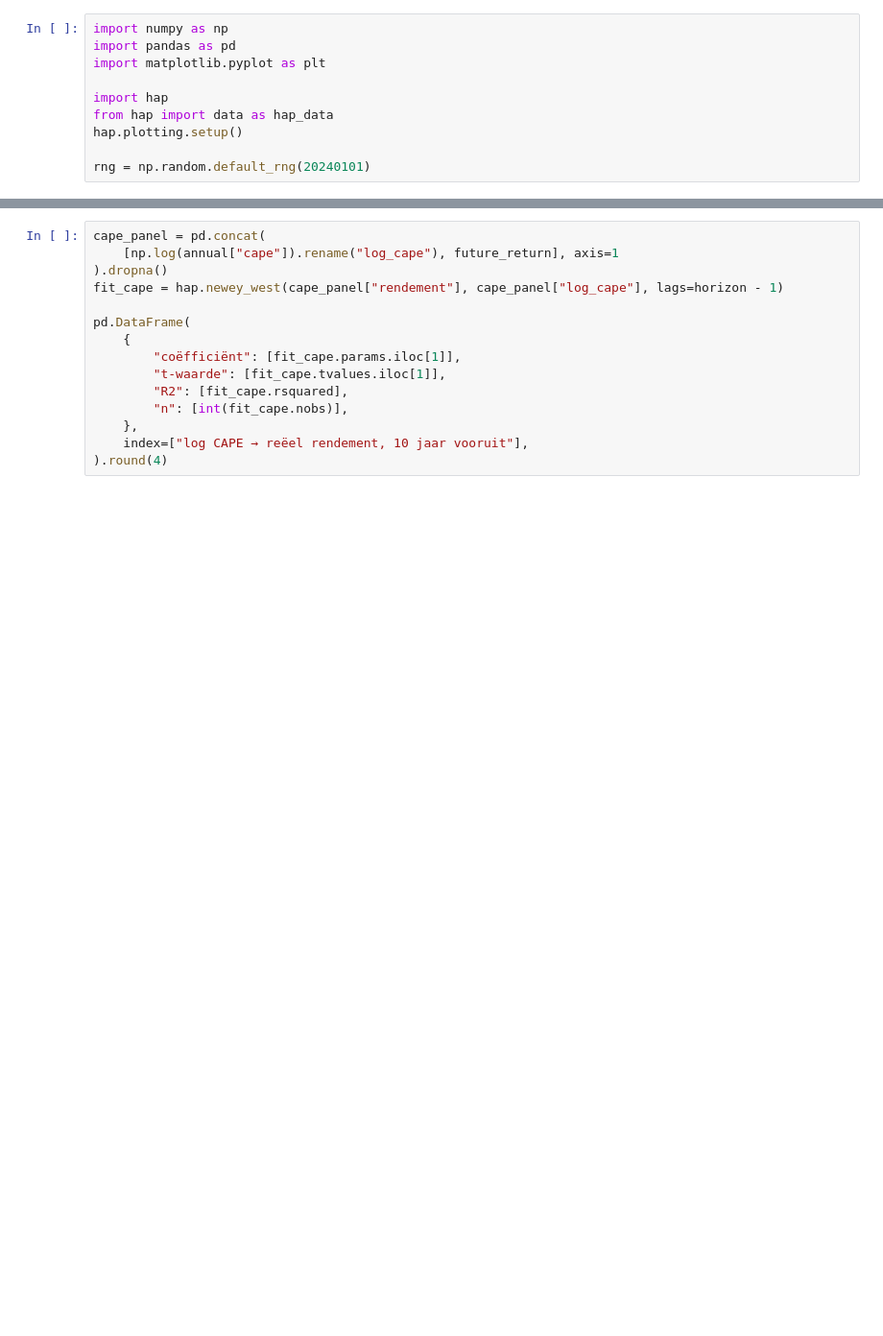
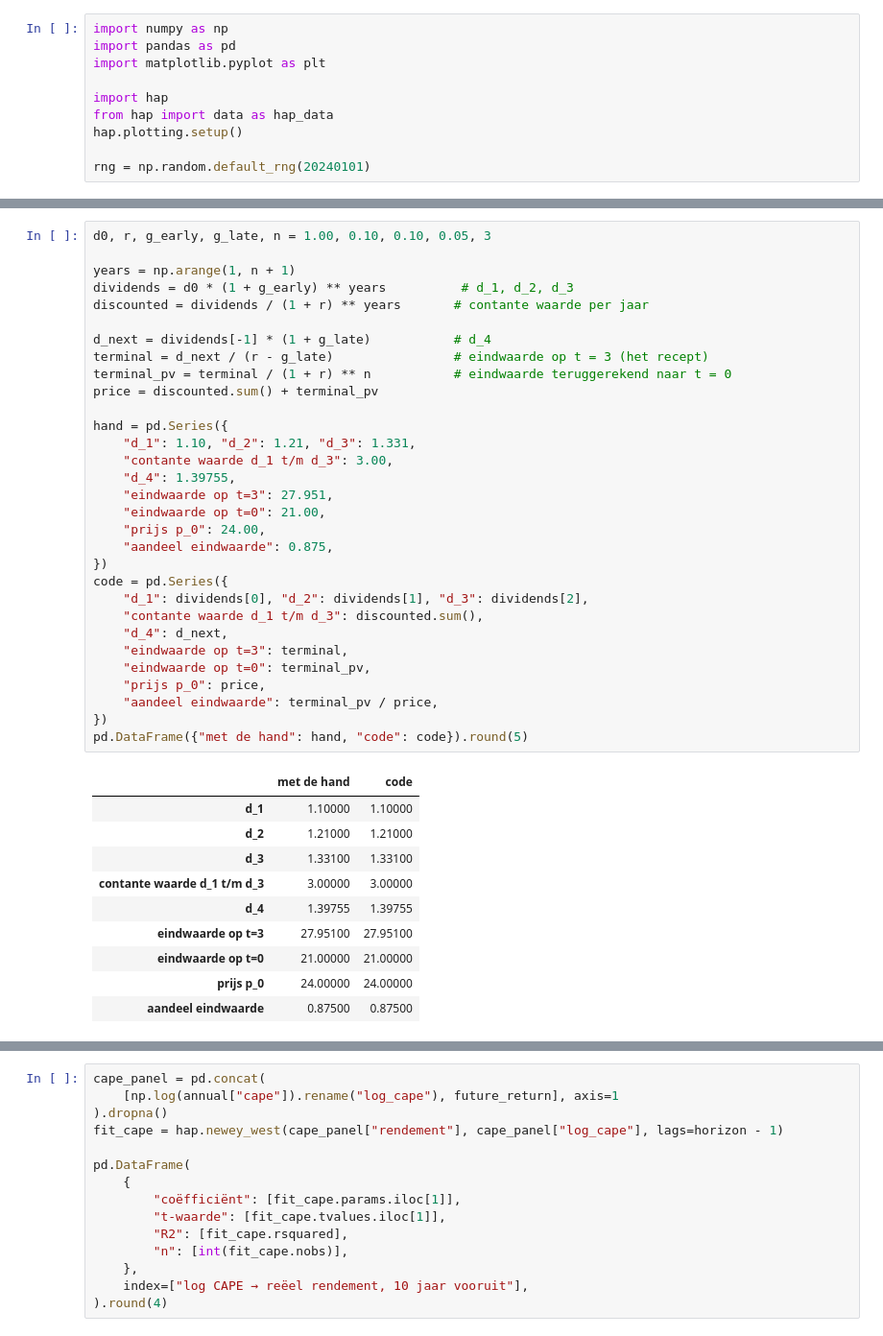
Before and after one commit to MaartenN14/history-asset-pricing, a Jupyter notebook: lectures/01_03_williams_ddm.ipynb, the cells around one changed output, grey strips where cells are left out. Shown at 96% size. Cells and saved outputs as stored; diff of their text form; blank space fills up the shorter version.

```diff
--- a/lectures/01_03_williams_ddm.ipynb
+++ b/lectures/01_03_williams_ddm.ipynb
@@ -851,0 +167,42 @@ verhouding iets over toekomstige rendementen zegt.
+# %%
+d0, r, g_early, g_late, n = 1.00, 0.10, 0.10, 0.05, 3
+
+years = np.arange(1, n + 1)
+dividends = d0 * (1 + g_early) ** years          # d_1, d_2, d_3
+discounted = dividends / (1 + r) ** years       # contante waarde per jaar
+
+d_next = dividends[-1] * (1 + g_late)           # d_4
+terminal = d_next / (r - g_late)                # eindwaarde op t = 3 (het recept)
+terminal_pv = terminal / (1 + r) ** n           # eindwaarde teruggerekend naar t = 0
+price = discounted.sum() + terminal_pv
+
+hand = pd.Series({
+    "d_1": 1.10, "d_2": 1.21, "d_3": 1.331,
+    "contante waarde d_1 t/m d_3": 3.00,
+    "d_4": 1.39755,
+    "eindwaarde op t=3": 27.951,
+    "eindwaarde op t=0": 21.00,
+    "prijs p_0": 24.00,
+    "aandeel eindwaarde": 0.875,
+})
+code = pd.Series({
+    "d_1": dividends[0], "d_2": dividends[1], "d_3": dividends[2],
+    "contante waarde d_1 t/m d_3": discounted.sum(),
+    "d_4": d_next,
+    "eindwaarde op t=3": terminal,
+    "eindwaarde op t=0": terminal_pv,
+    "prijs p_0": price,
+    "aandeel eindwaarde": terminal_pv / price,
+})
+pd.DataFrame({"met de hand": hand, "code": code}).round(5)
+# %% [output]
+|  | met de hand | code |
+| d_1 | 1.10000 | 1.10000 |
+| d_2 | 1.21000 | 1.21000 |
+| d_3 | 1.33100 | 1.33100 |
+| contante waarde d_1 t/m d_3 | 3.00000 | 3.00000 |
+| d_4 | 1.39755 | 1.39755 |
+| eindwaarde op t=3 | 27.95100 | 27.95100 |
+| eindwaarde op t=0 | 21.00000 | 21.00000 |
+| prijs p_0 | 24.00000 | 24.00000 |
+| aandeel eindwaarde | 0.87500 | 0.87500 |
```
Also changed, not shown: parts of 44 cells of this notebook, 4 other files.
